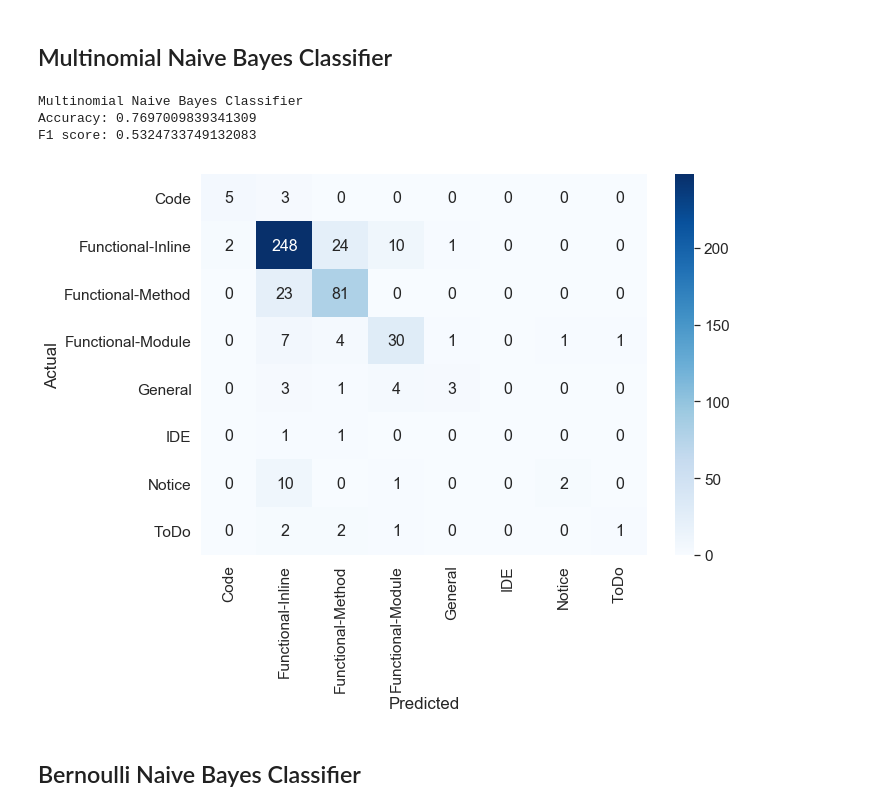
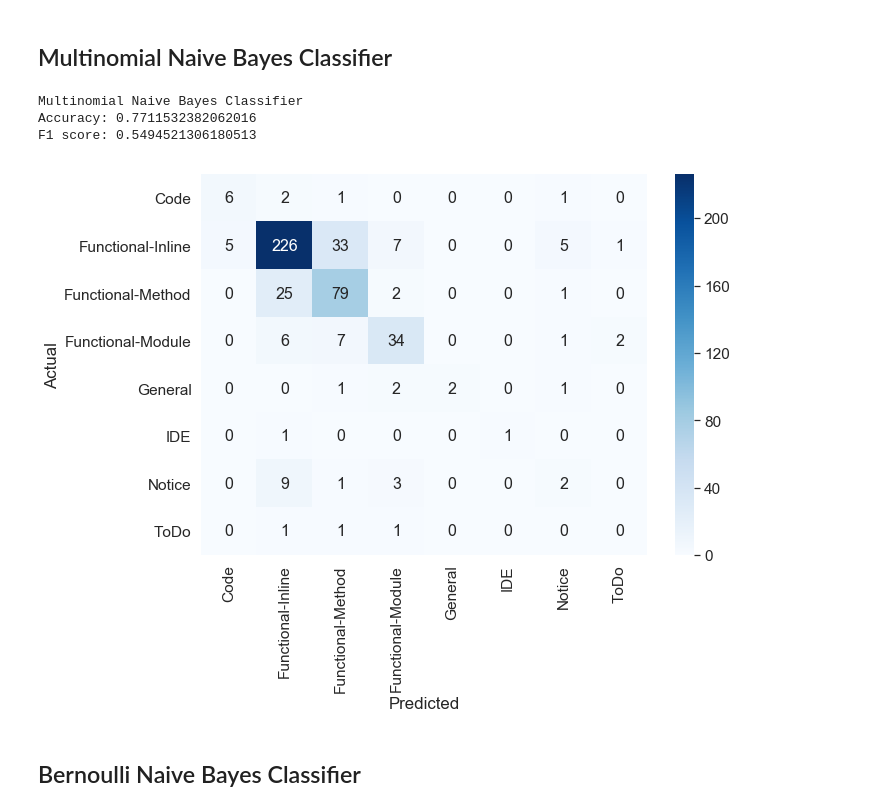
Before and after one commit to ivanamunjas/OPJ-projekat, a Jupyter notebook: OPJ.ipynb, the cells around one changed output. Cells and saved outputs as stored; diff of their text form; code cells hidden in the pictures.

Commit message:
added stratifiedKFold

```diff
--- a/OPJ.ipynb
+++ b/OPJ.ipynb
@@ -6,7 +6,7 @@ l_penalty = 'l2' # we can choose between l1 and l2 for logistic regression and S
 param_min_df = 1
 param_max_df = 1.0
 use_stemmer = True
-use_td_idf = True
+use_td_idf = False
 remove_special_chars = True
 use_lowercase = False
 # %%
@@ -358,9 +371,9 @@ if use_td_idf:
     tfidfconverter = TfidfTransformer()
     x = tfidfconverter.fit_transform(x).toarray()
 # %%
-from sklearn.model_selection import KFold
+from sklearn.model_selection import StratifiedKFold
 
-kf = KFold(n_splits=10, random_state=151, shuffle=True)
+kf = StratifiedKFold(n_splits=10, random_state=151, shuffle=True)
 kf.get_n_splits(x)
 # %% [output]
 10
@@ -392,7 +405,7 @@ accuracies = []
 f1_scores = []
 
 classifier = LogisticRegression(penalty=l_penalty)
-for train_index, test_index in kf.split(x):
+for train_index, test_index in kf.split(x, y):
     X_train, X_test = x[train_index], x[test_index]
     y_train, y_test = y[train_index], y[test_index]
     classifier.fit(X_train, y_train)
@@ -414,7 +427,7 @@ F1 score: 0.5439564634465671
 from sklearn.model_selection import GridSearchCV
 
 best_Cs = []
-for train_index, test_index in kf.split(x):
+for train_index, test_index in kf.split(x, y):
     X_train, X_test = x[train_index], x[test_index]
     y_train, y_test = y[train_index], y[test_index]
     parameters = {'C':[5, 7, 10, 12, 15, 20]}
@@ -423,10 +436,6 @@ for train_index, test_index in kf.split(x):
     clf.fit(X_train, y_train)
     best_Cs.append(clf.best_params_['C'])
 
-#     y_pred = clf.predict(X_test)
-#     accuracies.append(clf.score(X_test, y_test))
-#     f1_scores.append(f1_score(y_test, y_pred, average='macro'))
-
 print("Logistic regression grid search - C parameter:")
 print("The best Cs for each k-fold: ")
 print(best_Cs)
@@ -467,31 +476,31 @@ F1 score: 0.7961392710255567
 # %%
 import warnings
 warnings.filterwarnings('ignore')
 
 from sklearn.naive_bayes import MultinomialNB
 
 accuracies = []
 f1_scores = []
 
 classifier = MultinomialNB()
-for train_index, test_index in kf.split(x):
+for train_index, test_index in kf.split(x, y):
     X_train, X_test = x[train_index], x[test_index]
     y_train, y_test = y[train_index], y[test_index]
     classifier.fit(X_train, y_train)
     y_pred = classifier.predict(X_test)
 
     accuracies.append(classifier.score(X_test, y_test))
     f1_scores.append(f1_score(y_test, y_pred, average='macro'))
 
 print("Multinomial Naive Bayes Classifier")
 print("Accuracy:", sum(accuracies)/len(accuracies))
 print("F1 score:", sum(f1_scores)/len(f1_scores))
 plot_confusion_matrix(y_test, y_pred)
 # %% [output]
 Multinomial Naive Bayes Classifier
-Accuracy: 0.7697009839341309
-F1 score: 0.5324733749132083
+Accuracy: 0.7711532382062016
+F1 score: 0.5494521306180513
-[figure, old version]
+[figure, new version]
 # %% [markdown]
 ## Bernoulli Naive Bayes Classifier
 # %%
```
Also changed, not shown: parts of 11 cells of this notebook.
